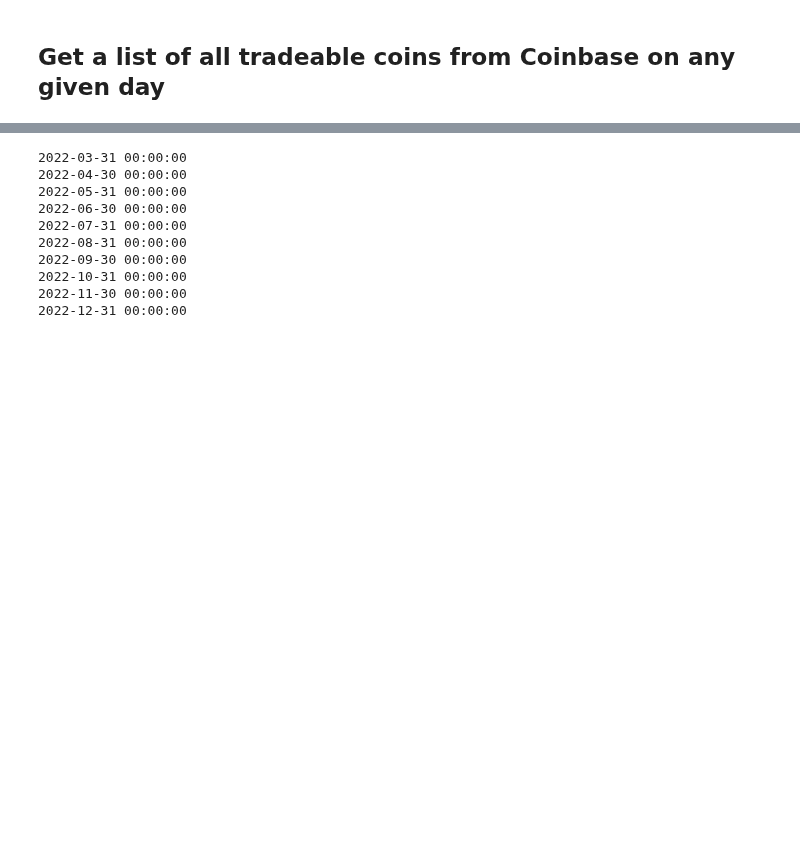
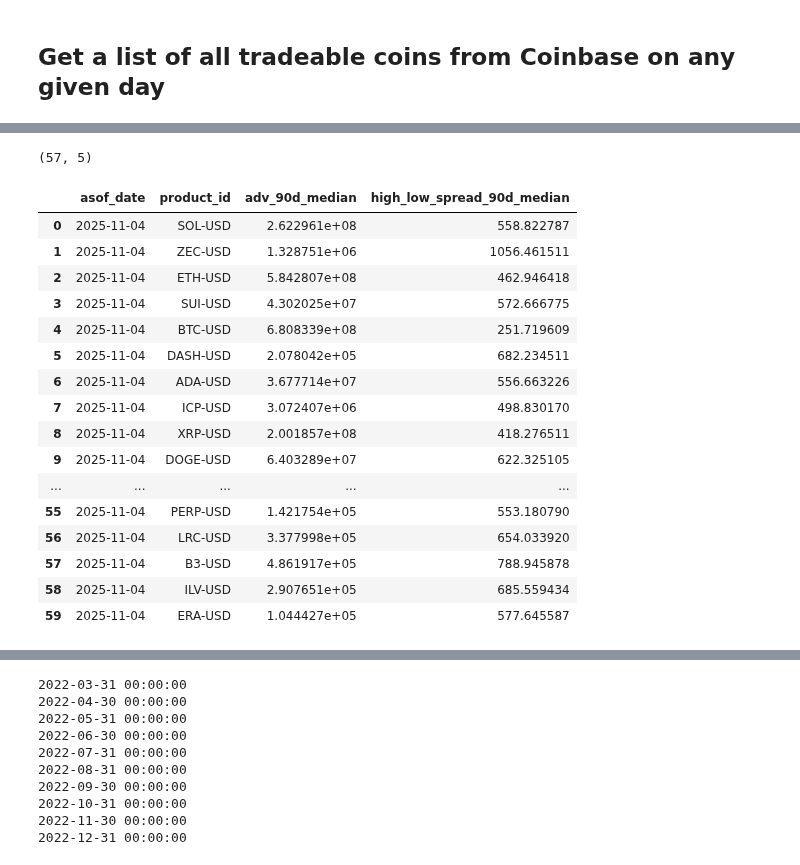
Before and after one commit to adheerchauhan/trend_following, a Jupyter notebook: research/notebooks/Trend_Following_Universe_Expansion.ipynb, the cells around one changed output, grey strips where cells are left out. Cells and saved outputs as stored; diff of their text form; code cells hidden in the pictures; blank space fills up the shorter version.

```diff
--- a/research/notebooks/Trend_Following_Universe_Expansion.ipynb
+++ b/research/notebooks/Trend_Following_Universe_Expansion.ipynb
@@ -939,0 +1079,24 @@ for date in date_range:
+# %%
+df_eligible.shape
+# %% [output]
+(57, 5)
+# %%
+df_liquidity_ticker_fast
+# %% [output]
+|  | asof_date | product_id | adv_90d_median | high_low_spread_90d_median |
+| 0 | 2025-11-04 | SOL-USD | 2.622961e+08 | 558.822787 |
+| 1 | 2025-11-04 | ZEC-USD | 1.328751e+06 | 1056.461511 |
+| 2 | 2025-11-04 | ETH-USD | 5.842807e+08 | 462.946418 |
+| 3 | 2025-11-04 | SUI-USD | 4.302025e+07 | 572.666775 |
+| 4 | 2025-11-04 | BTC-USD | 6.808339e+08 | 251.719609 |
+| 5 | 2025-11-04 | DASH-USD | 2.078042e+05 | 682.234511 |
+| 6 | 2025-11-04 | ADA-USD | 3.677714e+07 | 556.663226 |
+| 7 | 2025-11-04 | ICP-USD | 3.072407e+06 | 498.830170 |
+| 8 | 2025-11-04 | XRP-USD | 2.001857e+08 | 418.276511 |
+| 9 | 2025-11-04 | DOGE-USD | 6.403289e+07 | 622.325105 |
+| ... | ... | ... | ... | ... |
+| 55 | 2025-11-04 | PERP-USD | 1.421754e+05 | 553.180790 |
+| 56 | 2025-11-04 | LRC-USD | 3.377998e+05 | 654.033920 |
+| 57 | 2025-11-04 | B3-USD | 4.861917e+05 | 788.945878 |
+| 58 | 2025-11-04 | ILV-USD | 2.907651e+05 | 685.559434 |
+| 59 | 2025-11-04 | ERA-USD | 1.044427e+05 | 577.645587 |
```
Also changed, not shown: parts of 31 cells of this notebook, 1 other file.
